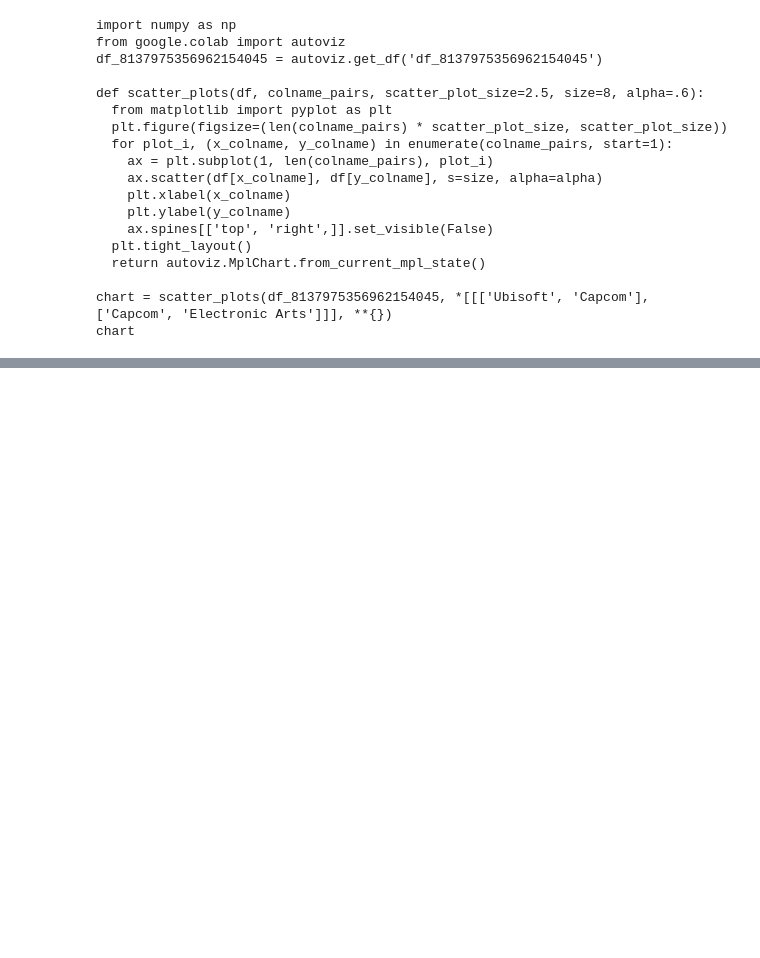
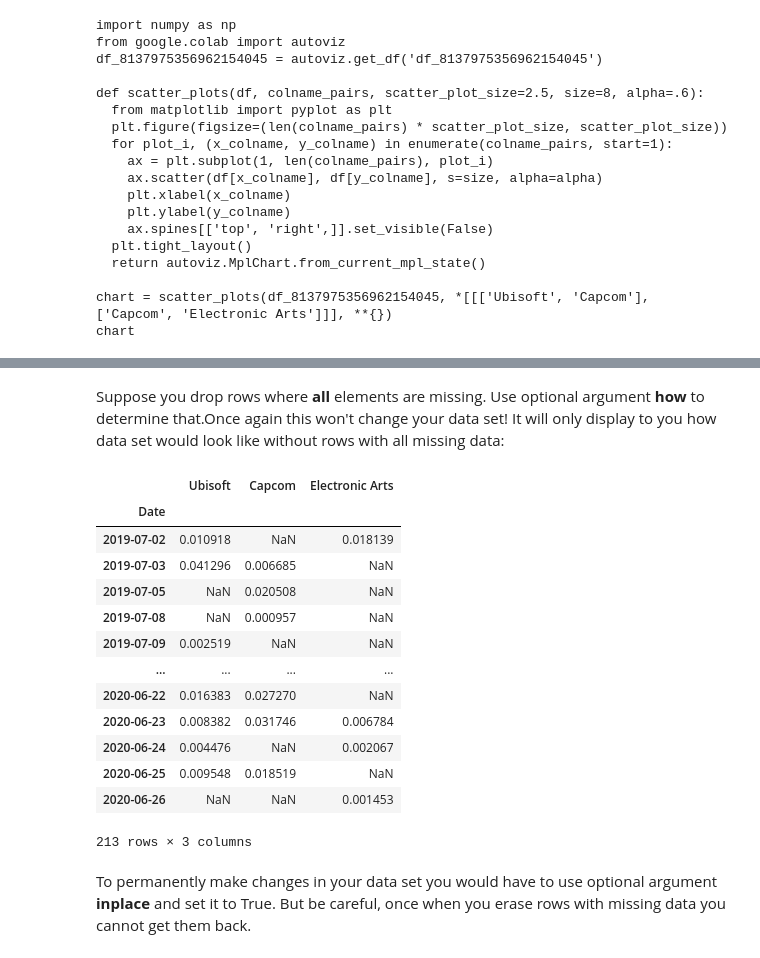
Before and after one commit to raketic-ognjen/Bootcamp_Lesson_8_Introduction-to-Pandas, a Jupyter notebook: bootcamp-lesson-8-introduction-to-pandas.ipynb, the cells around one changed output, grey strips where cells are left out. Saved outputs shown, nothing was run; the diff lists cells and outputs as text; code cells hidden in the pictures; blank space fills up the shorter version.

```diff
--- a/bootcamp-lesson-8-introduction-to-pandas.ipynb
+++ b/bootcamp-lesson-8-introduction-to-pandas.ipynb
@@ -834,0 +930,21 @@ chart
+# %% [markdown]
+Suppose you drop rows where **all** elements are missing. Use optional argument **how** to determine that.Once again this won't change your data set! It will only display to you how data set would look like without rows with all missing data:
+# %%
+df3c.dropna(how='all') # This only drops rows where all elements of the row are NaN
+# %% [output]
+|  | Ubisoft | Capcom | Electronic Arts |
+| Date |  |  |  |
+| 2019-07-02 | 0.010918 | NaN | 0.018139 |
+| 2019-07-03 | 0.041296 | 0.006685 | NaN |
+| 2019-07-05 | NaN | 0.020508 | NaN |
+| 2019-07-08 | NaN | 0.000957 | NaN |
+| 2019-07-09 | 0.002519 | NaN | NaN |
+| ... | ... | ... | ... |
+| 2020-06-22 | 0.016383 | 0.027270 | NaN |
+| 2020-06-23 | 0.008382 | 0.031746 | 0.006784 |
+| 2020-06-24 | 0.004476 | NaN | 0.002067 |
+| 2020-06-25 | 0.009548 | 0.018519 | NaN |
+| 2020-06-26 | NaN | NaN | 0.001453 |
+213 rows × 3 columns
+# %% [markdown]
+To permanently make changes in your data set you would have to use optional argument **inplace** and set it to True. But be careful, once when you erase rows with missing data you cannot get them back.
```
Also changed, not shown: parts of 8 cells of this notebook.
